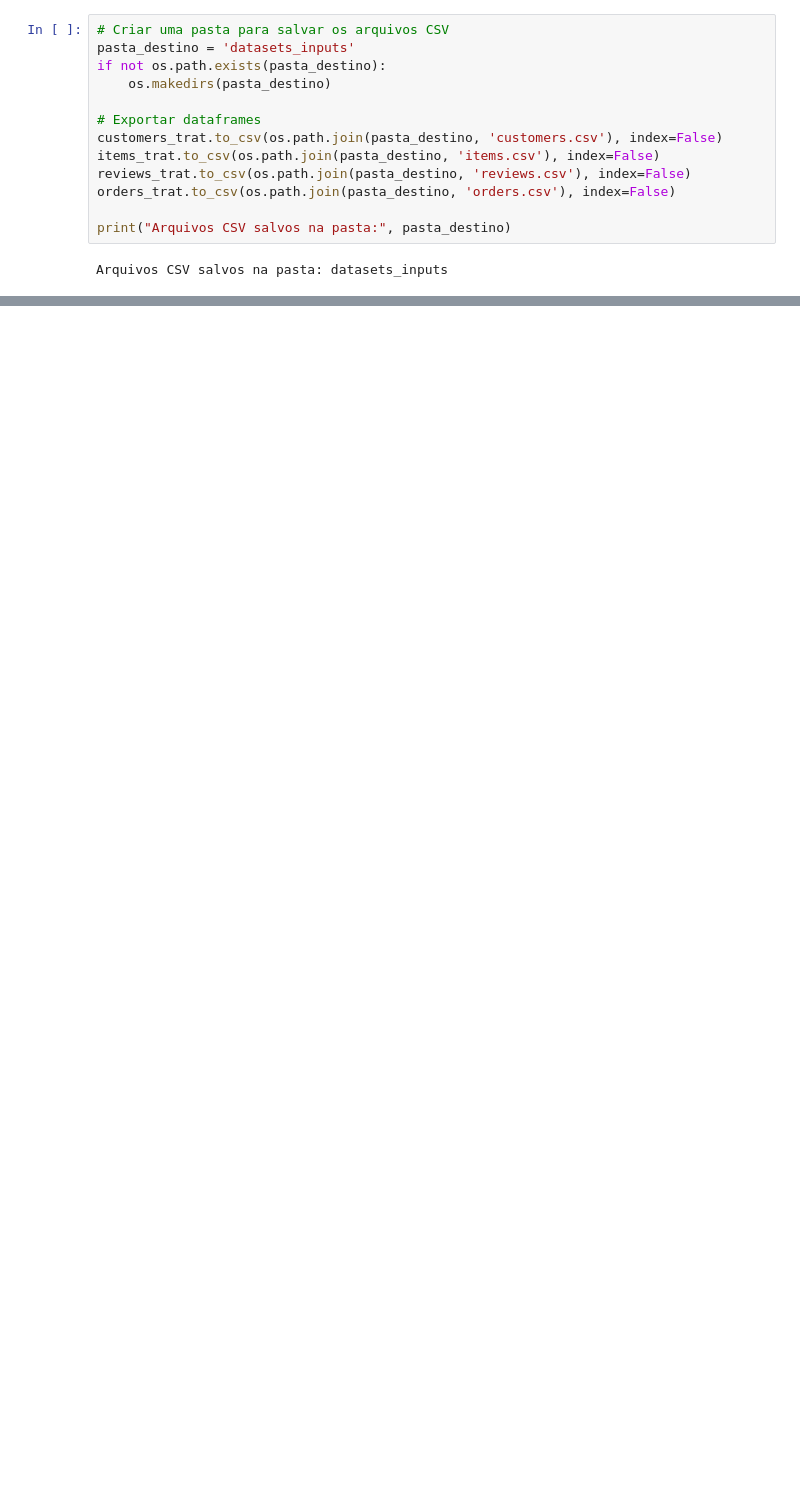
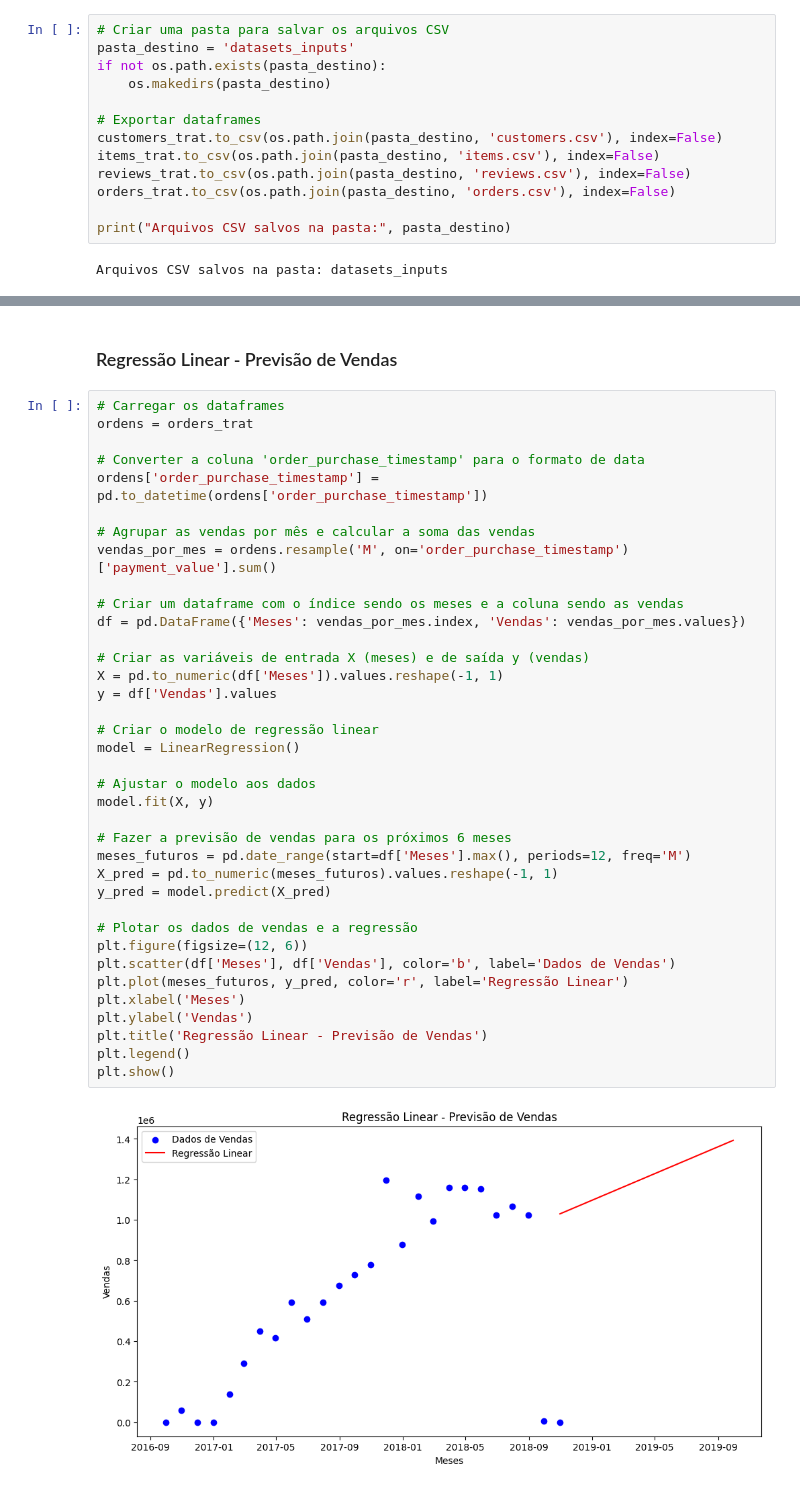
Before and after one commit to felipepitta/PUC_Brazilian_Ecommerce, a Jupyter notebook: Code_Brazilian_Ecommerce.ipynb, the cells around one changed output, grey strips where cells are left out. Saved outputs shown, nothing was run; the diff lists cells and outputs as text; blank space fills up the shorter version.

```diff
--- a/Code_Brazilian_Ecommerce.ipynb
+++ b/Code_Brazilian_Ecommerce.ipynb
@@ -343,0 +405,41 @@ Arquivos CSV salvos na pasta: datasets_inputs
+# %% [markdown]
+### Regressão Linear - Previsão de Vendas
+# %%
+# Carregar os dataframes
+ordens = orders_trat
+
+# Converter a coluna 'order_purchase_timestamp' para o formato de data
+ordens['order_purchase_timestamp'] = pd.to_datetime(ordens['order_purchase_timestamp'])
+
+# Agrupar as vendas por mês e calcular a soma das vendas
+vendas_por_mes = ordens.resample('M', on='order_purchase_timestamp')['payment_value'].sum()
+
+# Criar um dataframe com o índice sendo os meses e a coluna sendo as vendas
+df = pd.DataFrame({'Meses': vendas_por_mes.index, 'Vendas': vendas_por_mes.values})
+
+# Criar as variáveis de entrada X (meses) e de saída y (vendas)
+X = pd.to_numeric(df['Meses']).values.reshape(-1, 1)
+y = df['Vendas'].values
+
+# Criar o modelo de regressão linear
+model = LinearRegression()
+
+# Ajustar o modelo aos dados
+model.fit(X, y)
+
+# Fazer a previsão de vendas para os próximos 6 meses
+meses_futuros = pd.date_range(start=df['Meses'].max(), periods=12, freq='M')
+X_pred = pd.to_numeric(meses_futuros).values.reshape(-1, 1)
+y_pred = model.predict(X_pred)
+
+# Plotar os dados de vendas e a regressão
+plt.figure(figsize=(12, 6))
+plt.scatter(df['Meses'], df['Vendas'], color='b', label='Dados de Vendas')
+plt.plot(meses_futuros, y_pred, color='r', label='Regressão Linear')
+plt.xlabel('Meses')
+plt.ylabel('Vendas')
+plt.title('Regressão Linear - Previsão de Vendas')
+plt.legend()
+plt.show()
+# %% [output]
+[figure, added]
```
Also changed, not shown: parts of 23 cells of this notebook.
